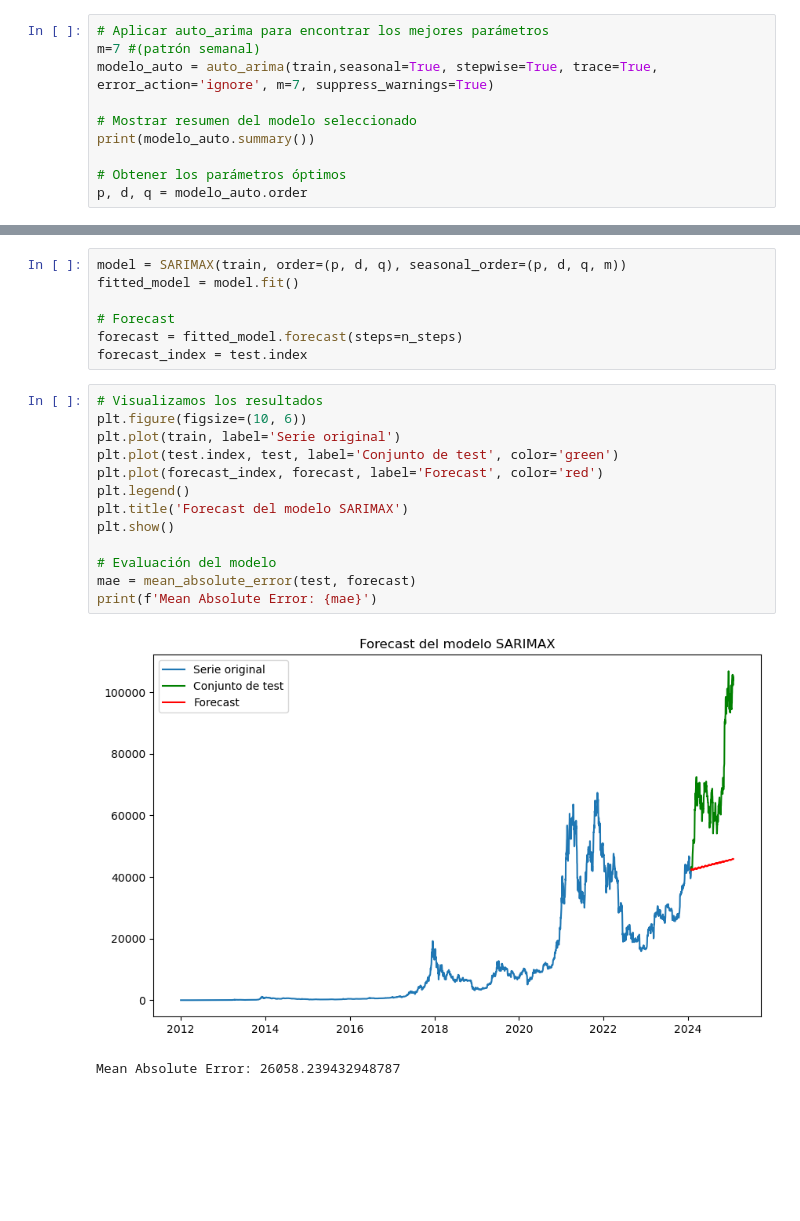
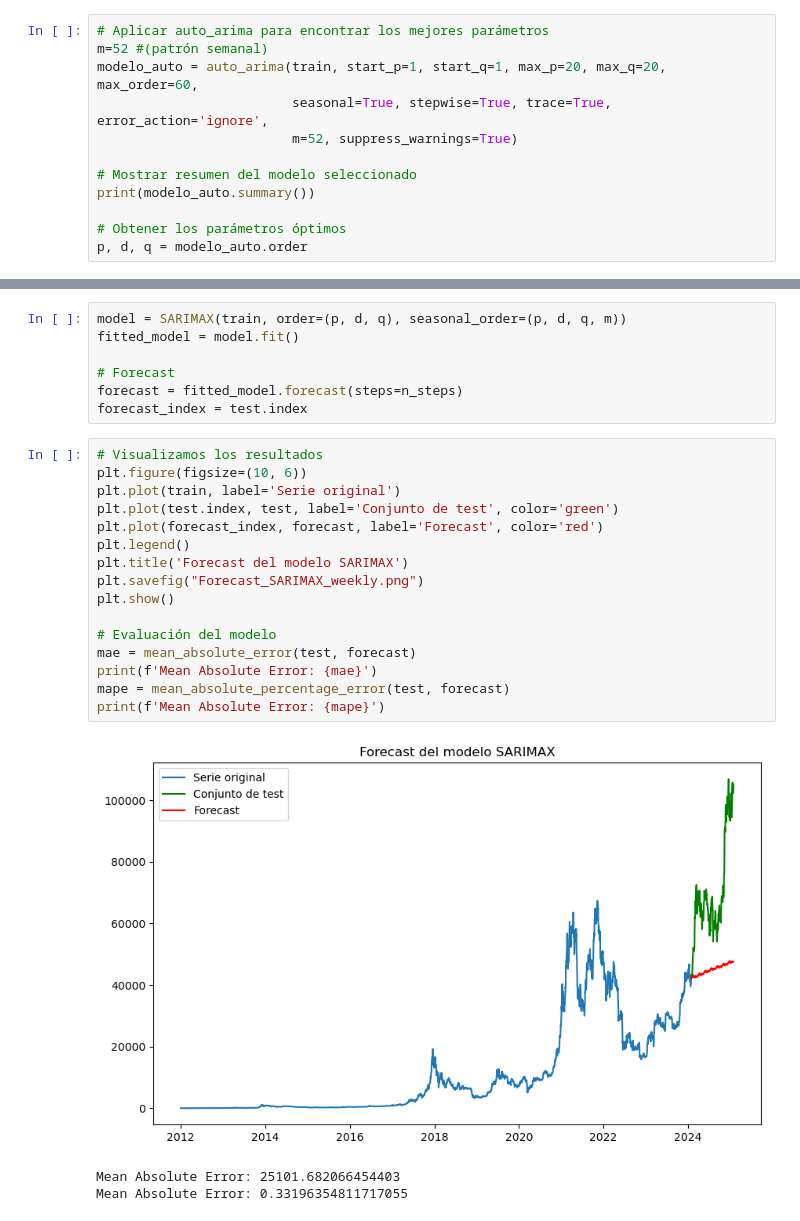
Before and after one commit to german-pf/TFM, a Jupyter notebook: ARIMA_weekly.ipynb, the cells around one changed output, grey strips where cells are left out. Drawn from its saved outputs; the diff is of its cells as text; blank space fills up the shorter version.

```diff
--- a/ARIMAm=7.ipynb
+++ b/ARIMA_weekly.ipynb
@@ -64,8 +65,10 @@ train_size = len(data_hour) - n_steps
 train, test = data_hour[:train_size], data_hour[train_size:]
 # %%
 # Aplicar auto_arima para encontrar los mejores parámetros
-m=7 #(patrón semanal)
-modelo_auto = auto_arima(train,seasonal=True, stepwise=True, trace=True, error_action='ignore', m=7, suppress_warnings=True)
+m=52 #(patrón semanal)
+modelo_auto = auto_arima(train, start_p=1, start_q=1, max_p=20, max_q=20, max_order=60,
+                         seasonal=True, stepwise=True, trace=True, error_action='ignore',
+                         m=52, suppress_warnings=True)
 
 # Mostrar resumen del modelo seleccionado
 print(modelo_auto.summary())
@@ -124,16 +128,20 @@ forecast_index = test.index
 # %%
 # Visualizamos los resultados
 plt.figure(figsize=(10, 6))
 plt.plot(train, label='Serie original')
 plt.plot(test.index, test, label='Conjunto de test', color='green')
 plt.plot(forecast_index, forecast, label='Forecast', color='red')
 plt.legend()
 plt.title('Forecast del modelo SARIMAX')
+plt.savefig("Forecast_SARIMAX_weekly.png")
 plt.show()
 
 # Evaluación del modelo
 mae = mean_absolute_error(test, forecast)
 print(f'Mean Absolute Error: {mae}')
+mape = mean_absolute_percentage_error(test, forecast)
+print(f'Mean Absolute Error: {mape}')
 # %% [output]
-[figure, old version]
+[figure, new version]
-Mean Absolute Error: 26058.239432948787
+Mean Absolute Error: 25101.682066454403
+Mean Absolute Error: 0.33196354811717055
```
Also changed, not shown: parts of 4 cells of this notebook, 14 other files.
